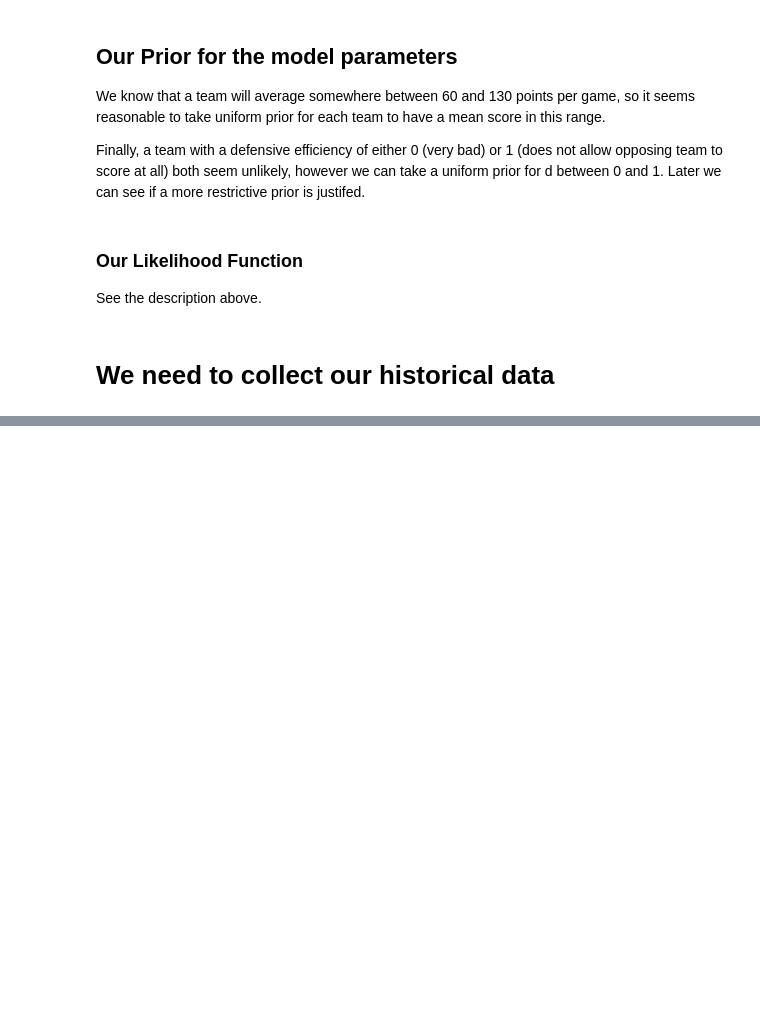
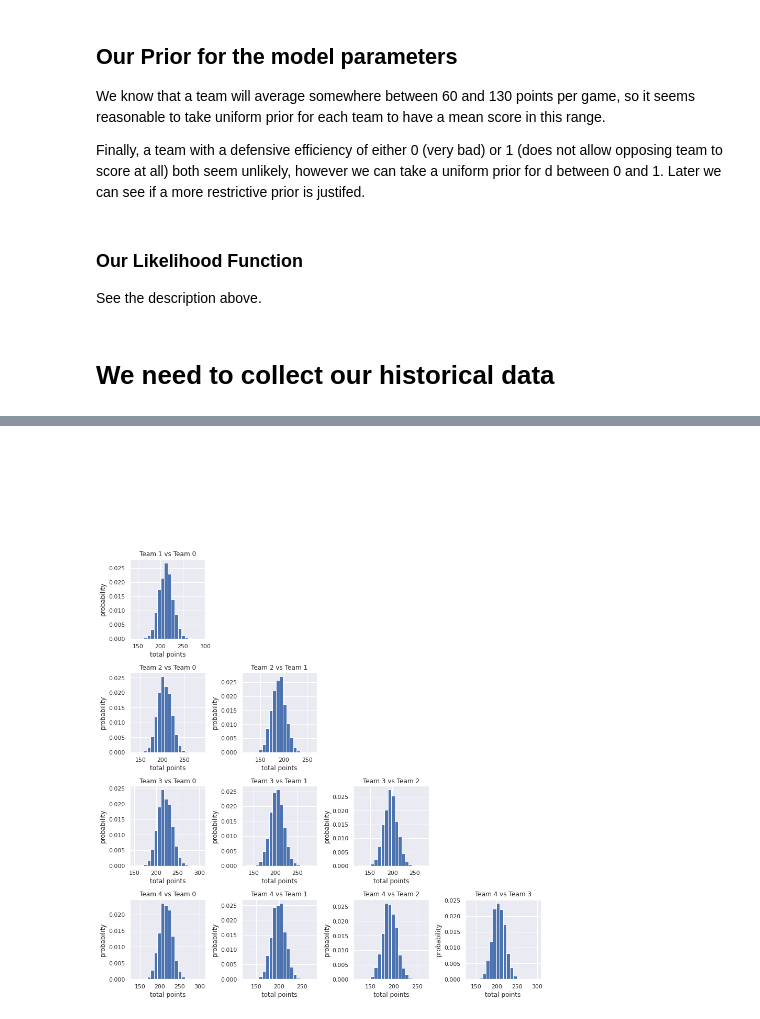
Before and after one commit to erdos2020nbaou/nba_ou_jam, a Jupyter notebook: Bayes/NBA_Jam_Bayes_New.ipynb, the cells around one changed output, grey strips where cells are left out. Saved outputs shown, nothing was run; the diff lists cells and outputs as text; code cells hidden in the pictures; blank space fills up the shorter version.

```diff
--- a/Bayes/NBA_Jam_Bayes_New.ipynb
+++ b/Bayes/NBA_Jam_Bayes_New.ipynb
@@ -389,0 +486,24 @@ fig = corner.corner(samples,
+# %%
+fig, axes = plt.subplots(n_teams, n_teams, figsize=(3*n_teams, 3*n_teams) )
+
+thin = 10
+samples_thin = samples[::thin, :] # to make predictions faster
+
+for team_a in range(n_teams):
+    for team_b in range(0, team_a):
+        if team_b == team_a:
+            axes[team_a, team_b].axis('off')
+        else:
+            tot_pts = predict_game_outcome(samples=samples_thin,
+                                           team_a_idx=team_a, team_b_idx=team_b, n_draws=100)
+            axes[team_a, team_b].hist(tot_pts, density=True, bins=20)
+            axes[team_a, team_b].set_xlabel('total points')
+            axes[team_a, team_b].set_ylabel('probability')
+            axes[team_a, team_b].set_title('Team ' + str(team_a) + ' vs Team ' + str(team_b) )
+    for team_b in range(team_a, n_teams):
+        axes[team_a, team_b].axis('off')
+
+plt.tight_layout(True)
+plt.show()
+# %% [output]
+[figure, added]
```
Also changed, not shown: parts of 24 cells of this notebook.
